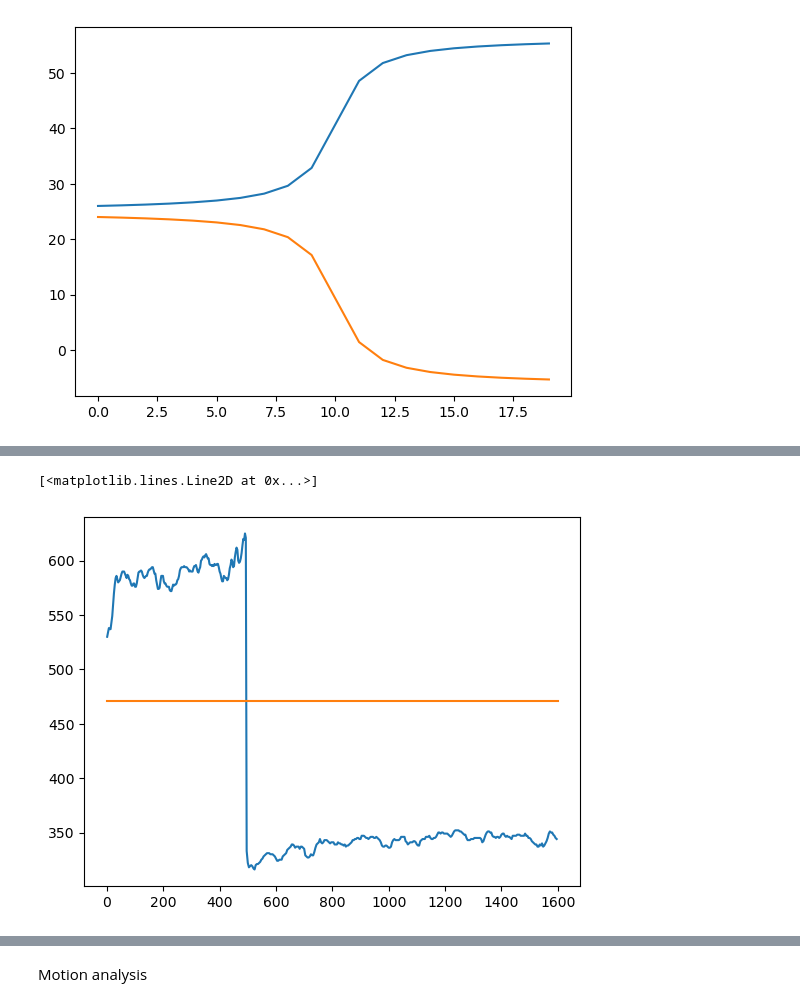
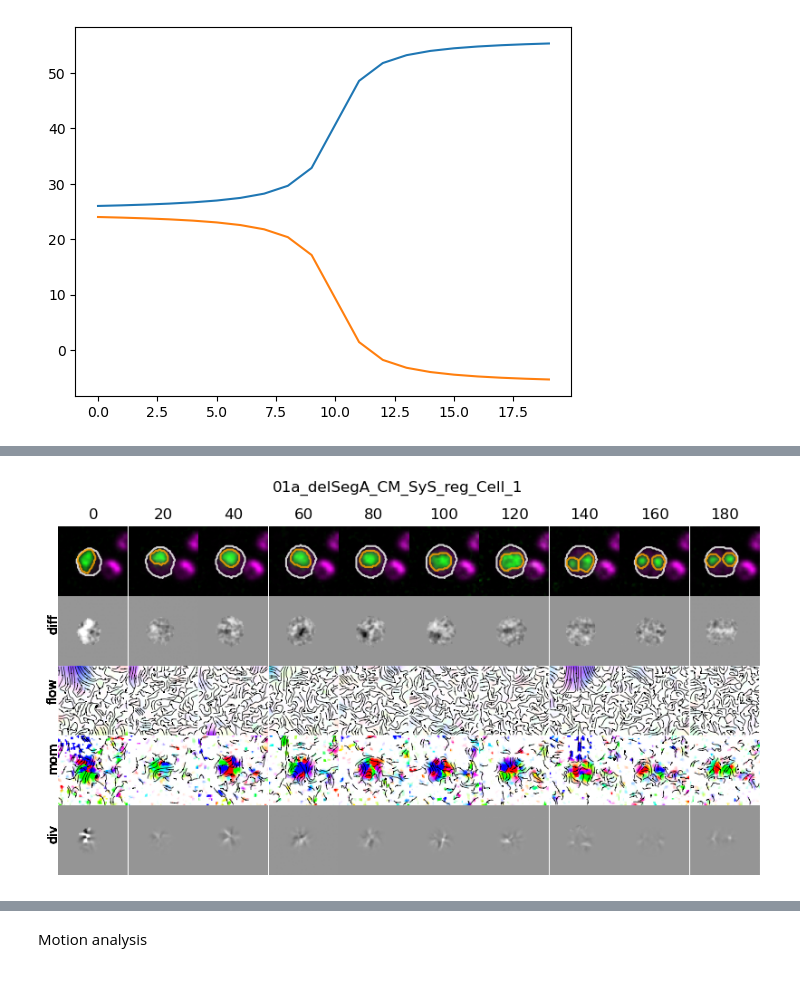
Before and after one commit to jboulanger/dna-movement-sufolobus, a Jupyter notebook: Test.ipynb, the cells around one changed output, grey strips where cells are left out. Cells and saved outputs as stored; diff of their text form; code cells hidden in the pictures.

```diff
--- a/Test.ipynb
+++ b/Test.ipynb
@@ -46,3 +55,7 @@ Text(0.5, 1.0, '01a_delSegA_CM_SyS_reg_Cell_0')
+# %%
+mq.create_strip(filename, pimg, cell_lbl, cell_trj, cell_flow, dna_lbl, dna_trj, dna_flow,selection=slice(0,200,20))
+# %% [output]
+[figure, added]
 # %%
 results_path = Path('tmp.h5')
 if results_path.exists():
@@ -51,9 +63,0 @@ mq.save_result(results_path, Path(filename).stem, img, cell_mask, cell_trj, diff
-# %%
-y=cell_trj['area']
-y < y.mean()
-plt.plot(y)
-a=(np.max(y) + np.min(y))/2
-plt.plot([0,1600],[a,a])
-# %% [output]
-[<matplotlib.lines.Line2D at 0x...>]
-[figure, removed]
```
Also changed, not shown: parts of 22 cells of this notebook, 2 other files.
